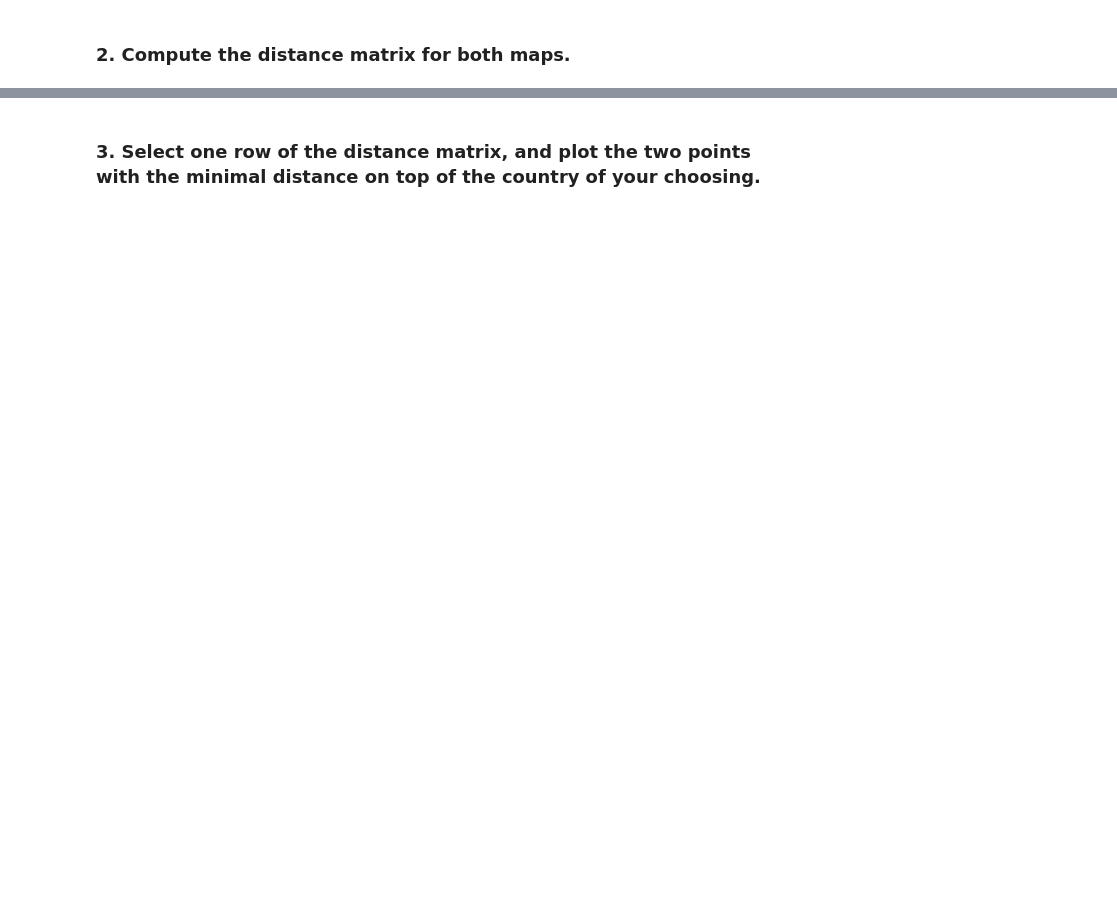
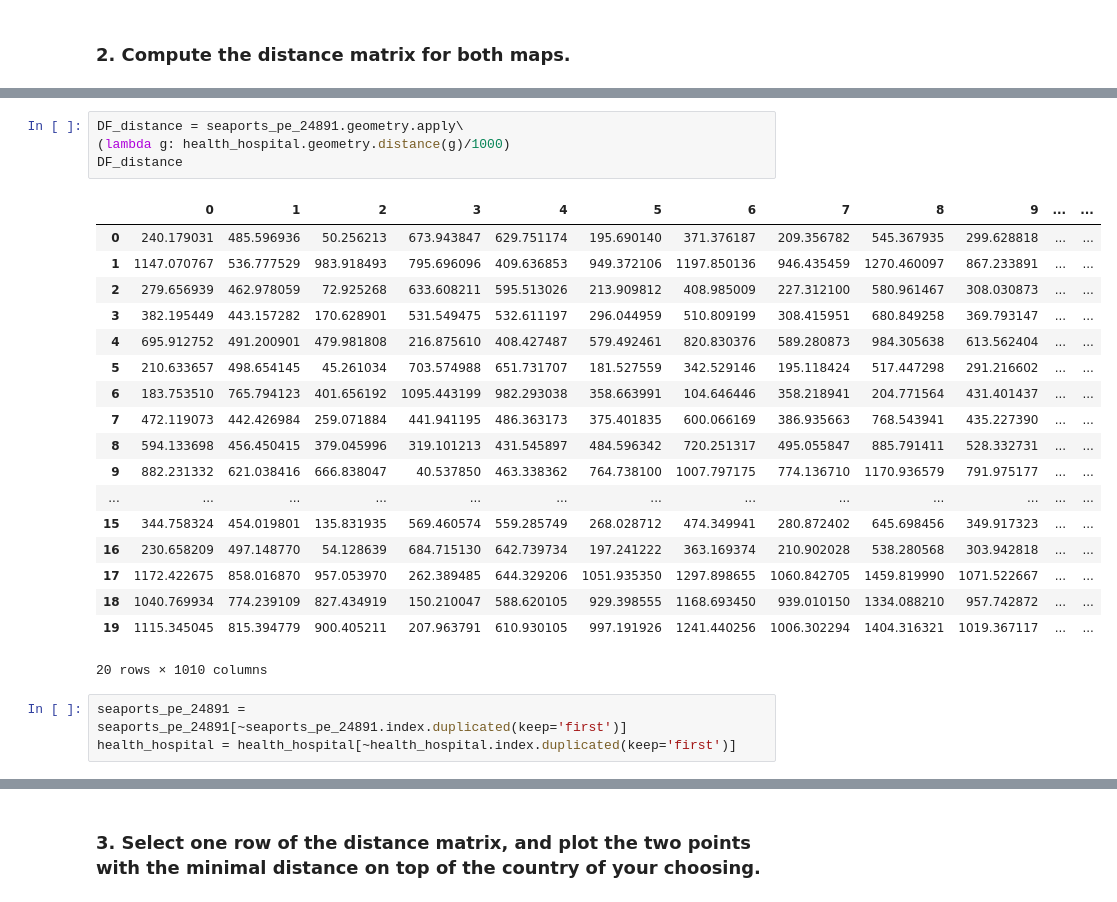
Before and after one commit to IntroSpatialDataScience/MiningGDF_Project1, a Jupyter notebook: Ev-p1.ipynb, the cells around one changed output, grey strips where cells are left out. Drawn from its saved outputs; the diff is of its cells as text; blank space fills up the shorter version.

```diff
--- a/Ev-p1.ipynb
+++ b/Ev-p1.ipynb
@@ -129,0 +201,26 @@ largeAirports.iloc[0].geometry.distance(seaports_bra_5641.iloc[0].geometry)/1000
+# %%
+DF_distance = seaports_pe_24891.geometry.apply\
+(lambda g: health_hospital.geometry.distance(g)/1000)
+DF_distance
+# %% [output]
+|  | 0 | 1 | 2 | 3 | 4 | 5 | 6 | 7 | 8 | 9 | ... | ... |
+| 0 | 240.179031 | 485.596936 | 50.256213 | 673.943847 | 629.751174 | 195.690140 | 371.376187 | 209.356782 | 545.367935 | 299.628818 | ... | ... |
+| 1 | 1147.070767 | 536.777529 | 983.918493 | 795.696096 | 409.636853 | 949.372106 | 1197.850136 | 946.435459 | 1270.460097 | 867.233891 | ... | ... |
+| 2 | 279.656939 | 462.978059 | 72.925268 | 633.608211 | 595.513026 | 213.909812 | 408.985009 | 227.312100 | 580.961467 | 308.030873 | ... | ... |
+| 3 | 382.195449 | 443.157282 | 170.628901 | 531.549475 | 532.611197 | 296.044959 | 510.809199 | 308.415951 | 680.849258 | 369.793147 | ... | ... |
+| 4 | 695.912752 | 491.200901 | 479.981808 | 216.875610 | 408.427487 | 579.492461 | 820.830376 | 589.280873 | 984.305638 | 613.562404 | ... | ... |
+| 5 | 210.633657 | 498.654145 | 45.261034 | 703.574988 | 651.731707 | 181.527559 | 342.529146 | 195.118424 | 517.447298 | 291.216602 | ... | ... |
+| 6 | 183.753510 | 765.794123 | 401.656192 | 1095.443199 | 982.293038 | 358.663991 | 104.646446 | 358.218941 | 204.771564 | 431.401437 | ... | ... |
+| 7 | 472.119073 | 442.426984 | 259.071884 | 441.941195 | 486.363173 | 375.401835 | 600.066169 | 386.935663 | 768.543941 | 435.227390 | ... | ... |
+| 8 | 594.133698 | 456.450415 | 379.045996 | 319.101213 | 431.545897 | 484.596342 | 720.251317 | 495.055847 | 885.791411 | 528.332731 | ... | ... |
+| 9 | 882.231332 | 621.038416 | 666.838047 | 40.537850 | 463.338362 | 764.738100 | 1007.797175 | 774.136710 | 1170.936579 | 791.975177 | ... | ... |
+| ... | ... | ... | ... | ... | ... | ... | ... | ... | ... | ... | ... | ... |
+| 15 | 344.758324 | 454.019801 | 135.831935 | 569.460574 | 559.285749 | 268.028712 | 474.349941 | 280.872402 | 645.698456 | 349.917323 | ... | ... |
+| 16 | 230.658209 | 497.148770 | 54.128639 | 684.715130 | 642.739734 | 197.241222 | 363.169374 | 210.902028 | 538.280568 | 303.942818 | ... | ... |
+| 17 | 1172.422675 | 858.016870 | 957.053970 | 262.389485 | 644.329206 | 1051.935350 | 1297.898655 | 1060.842705 | 1459.819990 | 1071.522667 | ... | ... |
+| 18 | 1040.769934 | 774.239109 | 827.434919 | 150.210047 | 588.620105 | 929.398555 | 1168.693450 | 939.010150 | 1334.088210 | 957.742872 | ... | ... |
+| 19 | 1115.345045 | 815.394779 | 900.405211 | 207.963791 | 610.930105 | 997.191926 | 1241.440256 | 1006.302294 | 1404.316321 | 1019.367117 | ... | ... |
+20 rows × 1010 columns
+# %%
+seaports_pe_24891 = seaports_pe_24891[~seaports_pe_24891.index.duplicated(keep='first')]
+health_hospital = health_hospital[~health_hospital.index.duplicated(keep='first')]
```
Also changed, not shown: parts of 25 cells of this notebook.
